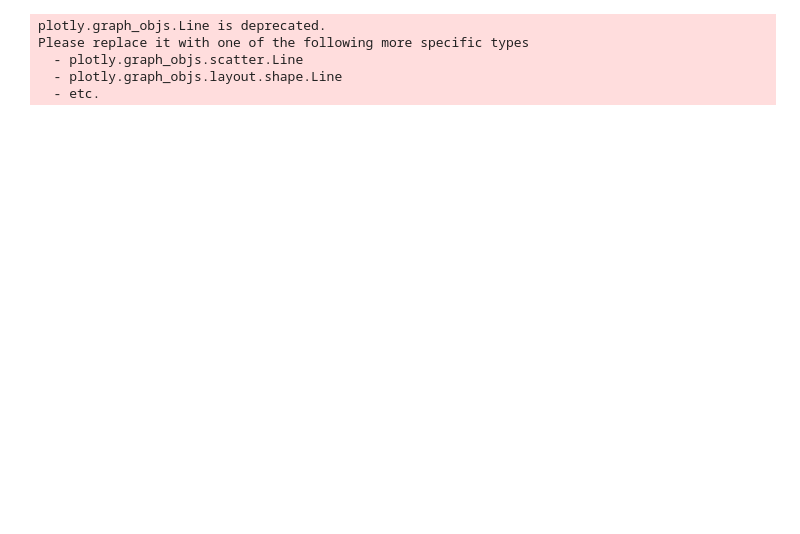
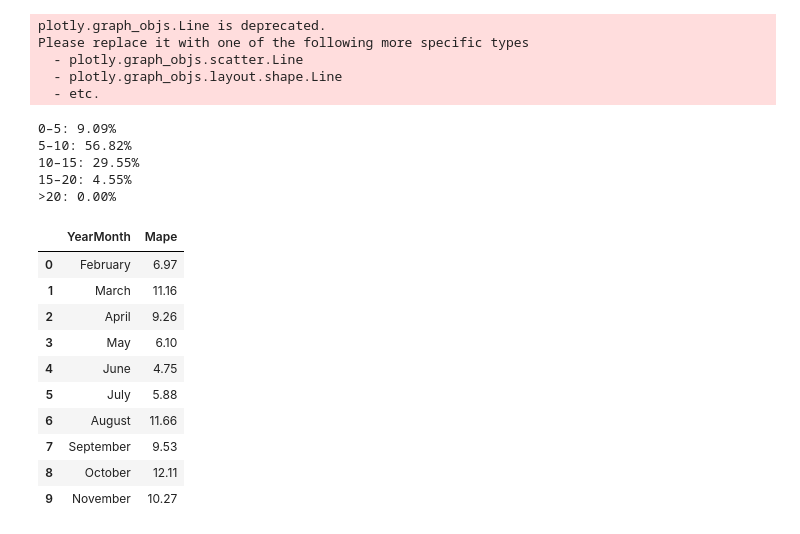
Before and after one commit to milan-roy/CDIS-Project, a Jupyter notebook: ATGL/Jupyer Notebooks/ATGL_FFNN_Predicting_Next_N_days_May_2025.ipynb, the cells around one changed output. Cells and saved outputs as stored; diff of their text form; code cells hidden in the pictures; blank space fills up the shorter version.

```diff
--- a/ATGL/Jupyer Notebooks/ATGL_FFNN_Predicting_Next_N_days_May_2025.ipynb
+++ b/ATGL/Jupyer Notebooks/ATGL_FFNN_Predicting_Next_N_days_May_2025.ipynb
@@ -208,3 +356,69 @@ Please replace it with one of the following more specific types
   - plotly.graph_objs.scatter.Line
   - plotly.graph_objs.layout.shape.Line
   - etc.
+# %%
+import pandas as pd
+import plotly.express as px
+
+# Ensure 'Date' column is in datetime format
+mape_df['Date'] = pd.to_datetime(mape_df['Date'])
+
+# Create a 'Week' column (ISO year-week format)
+mape_df['Week'] = mape_df['Date'].dt.to_period('W').apply(lambda r: r.start_time)
+
+# Group by week and compute mean MAPE
+weekly_mean_mape = mape_df.groupby('Week')['Mape'].mean().reset_index()
+
+# (Optional) Round MAPE values to 2 decimal places
+weekly_mean_mape['Mape'] = weekly_mean_mape['Mape'].round(2)
+
+fig = px.line(weekly_mean_mape,x='Week',y='Mape')
+fig.update_layout(xaxis_title = 'Week', yaxis_title = 'MAPE(%)', title ='Weekly Trend of MAPE')
+fig.show()
+# %%
+weekly_mapes = weekly_mean_mape['Mape'].values
+total = len(weekly_mapes)
+
+# Calculate percentages for each bin
+pct_0_5 = np.sum((weekly_mapes > 0) & (weekly_mapes <= 5)) / total * 100
+pct_5_10 = np.sum((weekly_mapes > 5) & (weekly_mapes <= 10)) / total * 100
+pct_10_15 = np.sum((weekly_mapes > 10) & (weekly_mapes <= 15)) / total * 100
+pct_15_20 = np.sum((weekly_mapes > 15) & (weekly_mapes <= 20)) / total * 100
+pct_above_20 = np.sum(weekly_mapes > 20) / total * 100
+print(f"0–5: {pct_0_5:.2f}%")
+print(f"5–10: {pct_5_10:.2f}%")
+print(f"10–15: {pct_10_15:.2f}%")
+print(f"15–20: {pct_15_20:.2f}%")
+print(f">20: {pct_above_20:.2f}%")
+# %% [output]
+0–5: 9.09%
+5–10: 56.82%
+10–15: 29.55%
+15–20: 4.55%
+>20: 0.00%
+# %%
+mape_df['YearMonth'] = mape_df['Date'].dt.to_period('M')  # or use dt.to_period('M') to preserve month-year format
+
+# Group by month and compute mean MAPE
+monthly_mean_mape = mape_df.groupby('YearMonth')['Mape'].mean().reset_index()
+
+# Optional: Convert Period back to string or datetime if needed
+monthly_mean_mape['YearMonth'] = monthly_mean_mape['YearMonth'].astype(str)
+
+monthly_mean_mape = monthly_mean_mape.drop(0)
+monthly_mean_mape = monthly_mean_mape.drop(11).reset_index(drop=True)
+monthly_mean_mape['YearMonth'] = pd.to_datetime(monthly_mean_mape['YearMonth']).dt.strftime('%B')
+monthly_mean_mape['Mape'] = monthly_mean_mape['Mape'].round(2)
+monthly_mean_mape
+# %% [output]
+|  | YearMonth | Mape |
+| 0 | February | 6.97 |
+| 1 | March | 11.16 |
+| 2 | April | 9.26 |
+| 3 | May | 6.10 |
+| 4 | June | 4.75 |
+| 5 | July | 5.88 |
+| 6 | August | 11.66 |
+| 7 | September | 9.53 |
+| 8 | October | 12.11 |
+| 9 | November | 10.27 |
```
Also changed, not shown: parts of 14 cells of this notebook.
